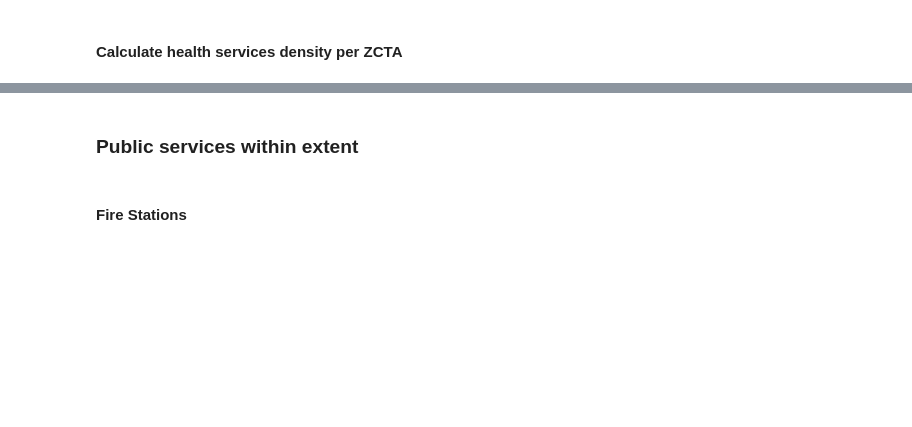
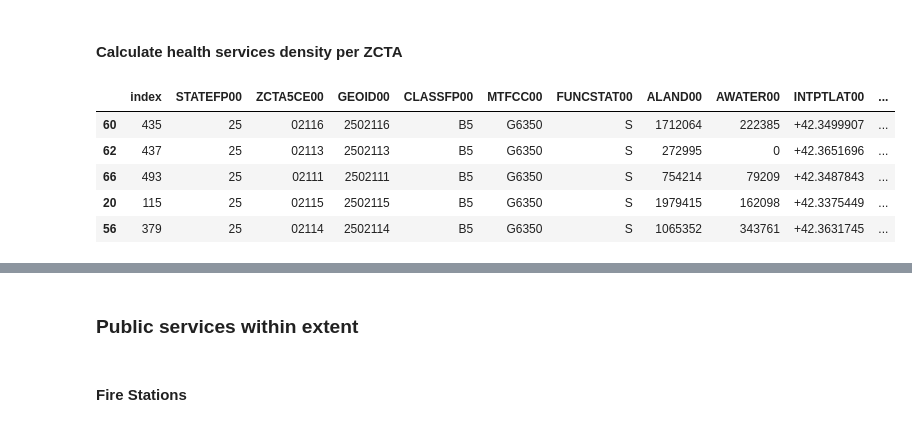
Before and after one commit to jcheng02/uep239-final-project, a Jupyter notebook: jcheng02_uep239_final_project.ipynb, the cells around one changed output, grey strips where cells are left out. Drawn from its saved outputs; the diff is of its cells as text; code cells hidden in the pictures; blank space fills up the shorter version.

```diff
--- a/jcheng02_uep239_final_project.ipynb
+++ b/jcheng02_uep239_final_project.ipynb
@@ -643,0 +1238,14 @@ zcta_health.sort_values(by='health_density', ascending=False).head()
+# %%
+# Use calc_density to calculate density of food establishments per ZCTA.
+health_gdfs = [zcta_comm_health_count, zcta_hospitals_count, zcta_healthcare_count]
+health_cols = ['comm_health_count', 'hospitals_count', 'healthcare_count']
+zcta_health = calc_density(rt_zcta, health_gdfs, ['ZCTA5CE00'], 'left', health_cols, 'health_count', 'health_density')
+# View five most food-dense ZCTAs.
+zcta_health.sort_values(by='health_density', ascending=False).head()
+# %% [output]
+|  | index | STATEFP00 | ZCTA5CE00 | GEOID00 | CLASSFP00 | MTFCC00 | FUNCSTAT00 | ALAND00 | AWATER00 | INTPTLAT00 | ... |
+| 60 | 435 | 25 | 02116 | 2502116 | B5 | G6350 | S | 1712064 | 222385 | +42.3499907 | ... |
+| 62 | 437 | 25 | 02113 | 2502113 | B5 | G6350 | S | 272995 | 0 | +42.3651696 | ... |
+| 66 | 493 | 25 | 02111 | 2502111 | B5 | G6350 | S | 754214 | 79209 | +42.3487843 | ... |
+| 20 | 115 | 25 | 02115 | 2502115 | B5 | G6350 | S | 1979415 | 162098 | +42.3375449 | ... |
+| 56 | 379 | 25 | 02114 | 2502114 | B5 | G6350 | S | 1065352 | 343761 | +42.3631745 | ... |
```
Also changed, not shown: parts of 100 cells of this notebook.
